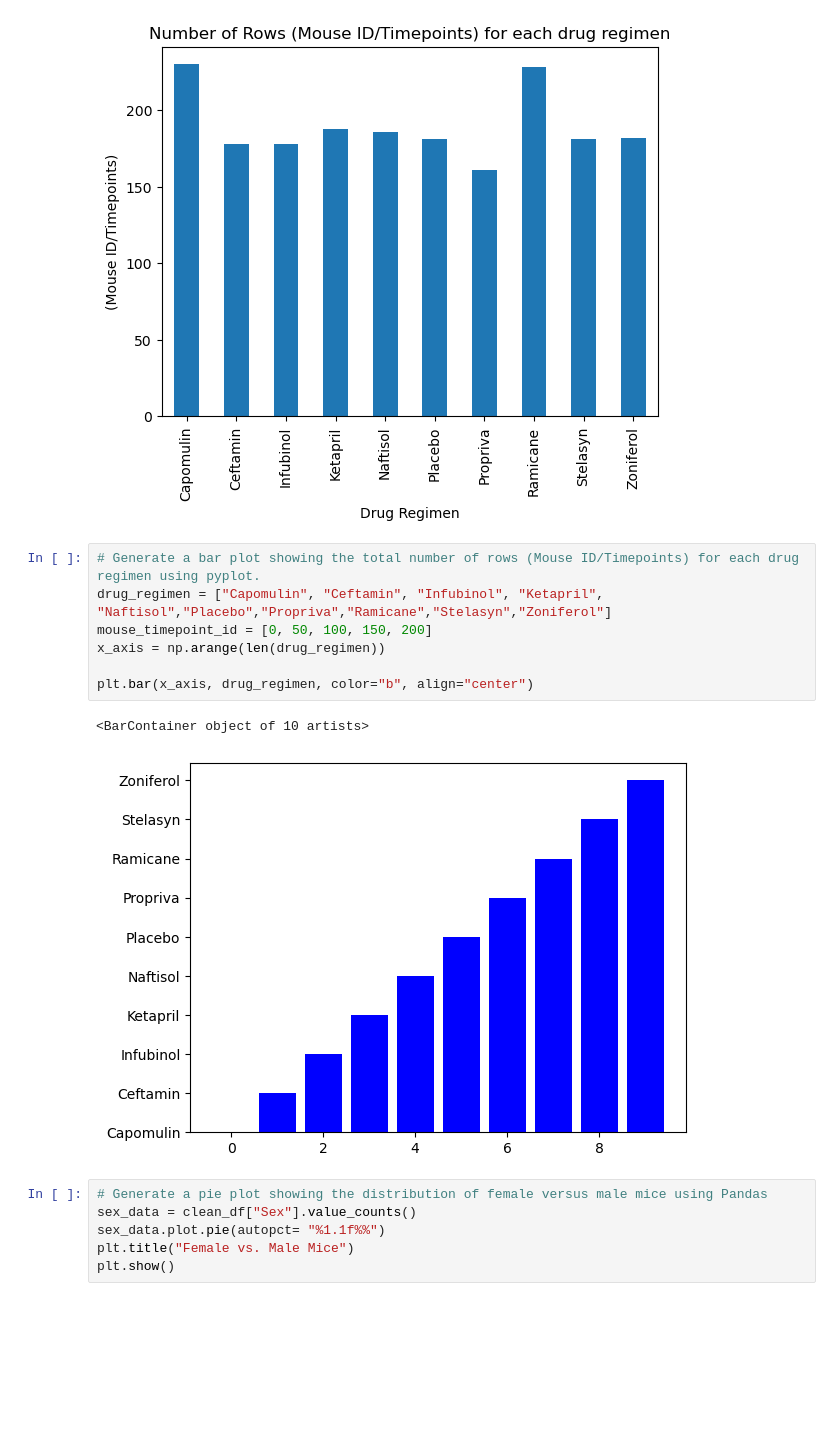
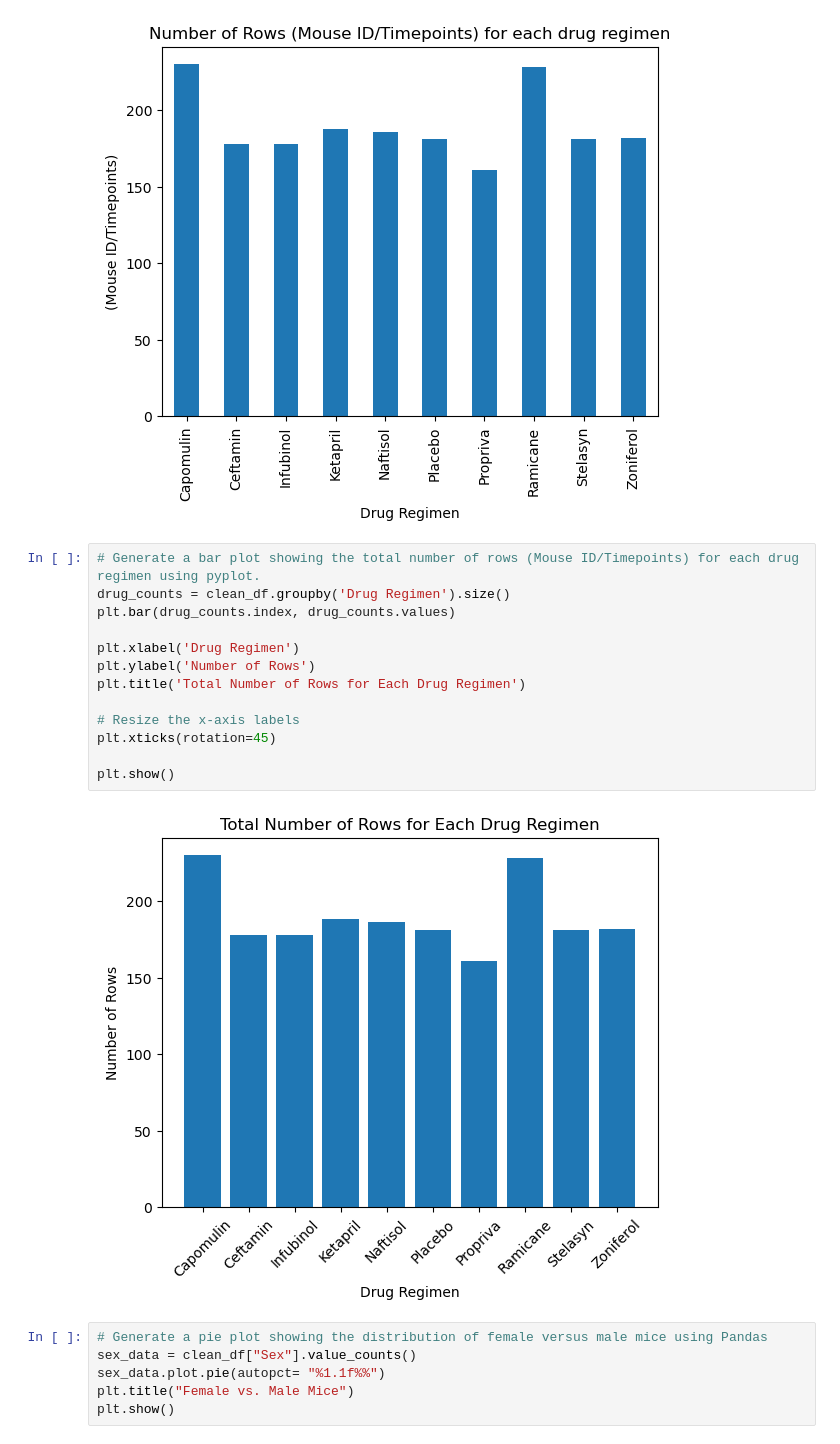
Before and after one commit to mallen517/Pymaceuticals, a Jupyter notebook: Pymaceuticals/pymaceuticals_starter.ipynb, the cells around one changed output. Cells and saved outputs as stored; diff of their text form; blank space fills up the shorter version.

```diff
--- a/Pymaceuticals/pymaceuticals_starter.ipynb
+++ b/Pymaceuticals/pymaceuticals_starter.ipynb
@@ -148,16 +157,21 @@ plt.title("Number of Rows (Mouse ID/Timepoints) for each drug regimen")
 plt.show()
 # %% [output]
 [figure]
-# %%
-# Generate a bar plot showing the total number of rows (Mouse ID/Timepoints) for each drug regimen using pyplot.
-drug_regimen = ["Capomulin", "Ceftamin", "Infubinol", "Ketapril", "Naftisol","Placebo","Propriva","Ramicane","Stelasyn","Zoniferol"]
-mouse_timepoint_id = [0, 50, 100, 150, 200]
-x_axis = np.arange(len(drug_regimen))
-
-plt.bar(x_axis, drug_regimen, color="b", align="center")
-# %% [output]
-<BarContainer object of 10 artists>
-[figure, removed]
+# %%
+# Generate a bar plot showing the total number of rows (Mouse ID/Timepoints) for each drug regimen using pyplot.
+drug_counts = clean_df.groupby('Drug Regimen').size()
+plt.bar(drug_counts.index, drug_counts.values)
+
+plt.xlabel('Drug Regimen')
+plt.ylabel('Number of Rows')
+plt.title('Total Number of Rows for Each Drug Regimen')
+
+# Resize the x-axis labels
+plt.xticks(rotation=45)
+
+plt.show()
+# %% [output]
+[figure, added]
 # %%
 # Generate a pie plot showing the distribution of female versus male mice using Pandas
 sex_data = clean_df["Sex"].value_counts()
```
Also changed, not shown: parts of 16 cells of this notebook.
